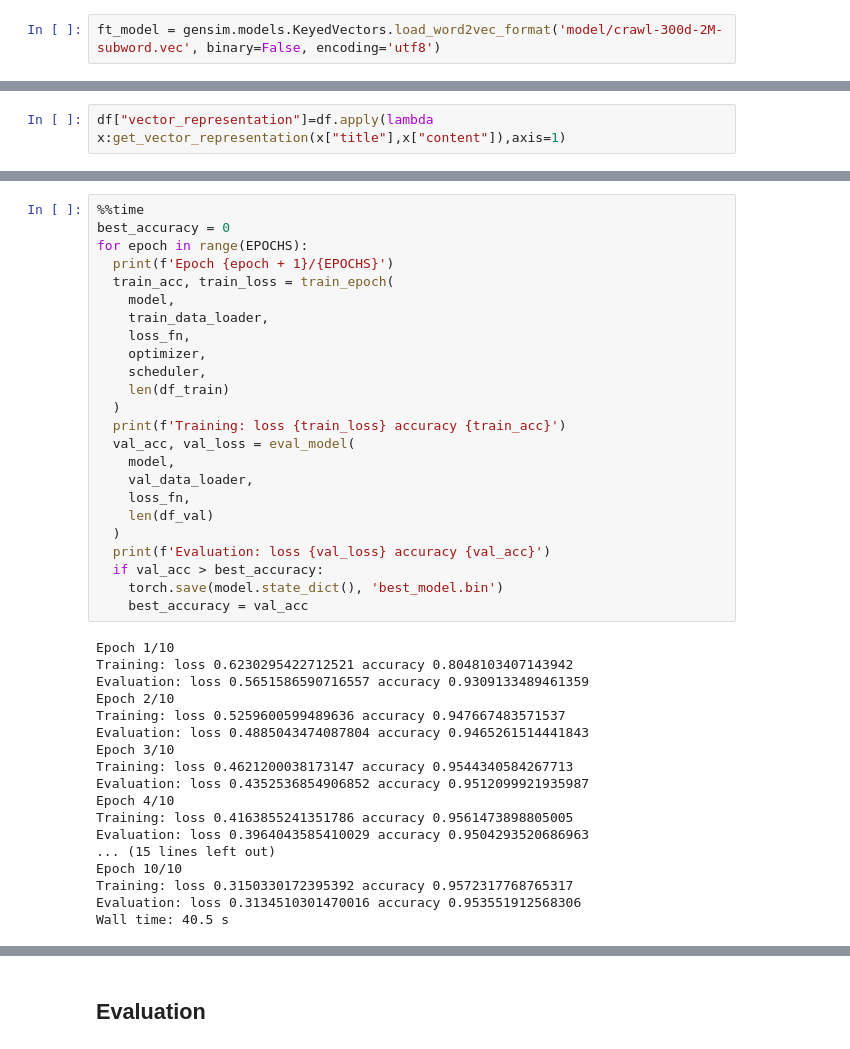
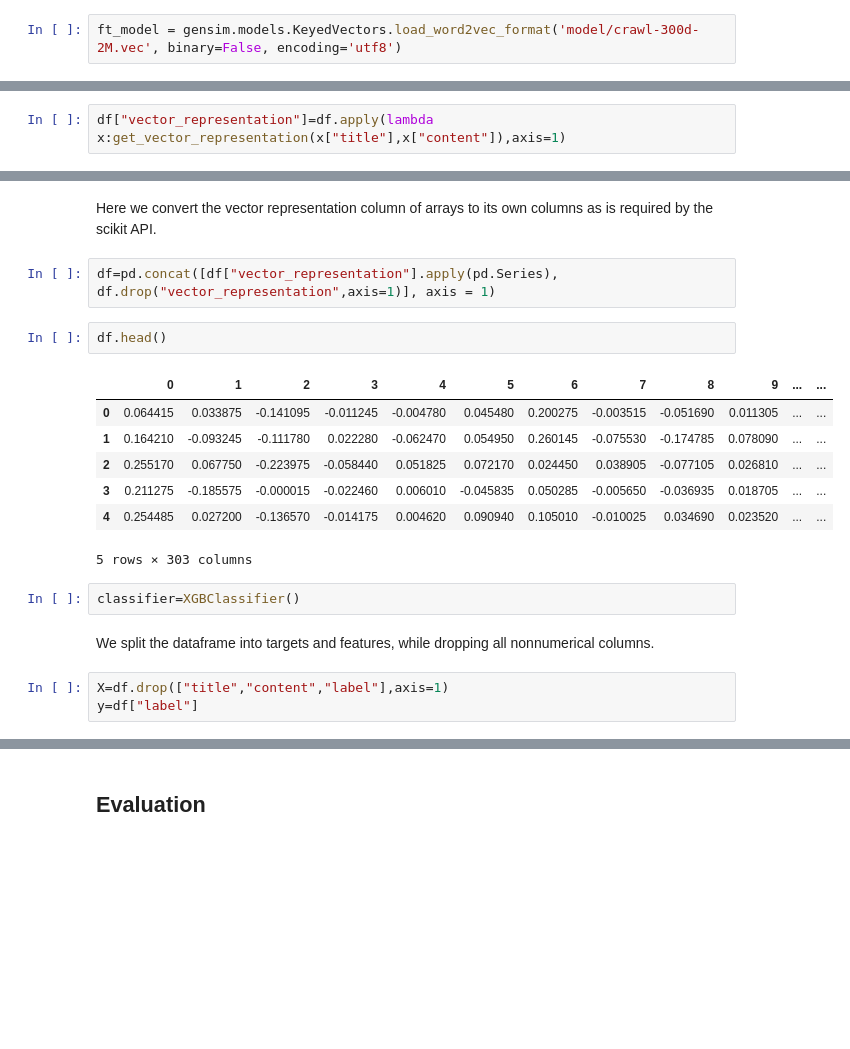
Before and after one commit to MichalBravansky/FakeNewsDetection, a Jupyter notebook: fake_news_classifier.ipynb, the cells around one changed output, grey strips where cells are left out. Cells and saved outputs as stored; diff of their text form; blank space fills up the shorter version.

```diff
--- a/fake_news_classifier.ipynb
+++ b/fake_news_classifier.ipynb
@@ -55,7 +50,7 @@ First, we load up a list of english stopwords. I got mine from https://www.ranks
 with open("stopwords.txt") as f:
     stopwords = f.read().splitlines()
 # %%
-ft_model = gensim.models.KeyedVectors.load_word2vec_format('model/crawl-300d-2M-subword.vec', binary=False, encoding='utf8')
+ft_model = gensim.models.KeyedVectors.load_word2vec_format('model/crawl-300d-2M.vec', binary=False, encoding='utf8')
 # %%
 def get_vector_representation(title, content):
     tokens=nltk.word_tokenize(re.sub(r'\W', ' ', str(title)+". "+str(content)))
@@ -186,42 +64,21 @@ def eval_model(model, data_loader, loss_fn, n_examples):
-# %%
-%%time
-best_accuracy = 0
-for epoch in range(EPOCHS):
-  print(f'Epoch {epoch + 1}/{EPOCHS}')
-  train_acc, train_loss = train_epoch(
-    model,
-    train_data_loader,
-    loss_fn,
-    optimizer,
-    scheduler,
-    len(df_train)
-  )
-  print(f'Training: loss {train_loss} accuracy {train_acc}')
-  val_acc, val_loss = eval_model(
-    model,
-    val_data_loader,
-    loss_fn,
-    len(df_val)
-  )
-  print(f'Evaluation: loss {val_loss} accuracy {val_acc}')
-  if val_acc > best_accuracy:
-    torch.save(model.state_dict(), 'best_model.bin')
-    best_accuracy = val_acc
-# %% [output]
-Epoch 1/10
-Training: loss 0.6230295422712521 accuracy 0.8048103407143942
-Evaluation: loss 0.5651586590716557 accuracy 0.9309133489461359
-Epoch 2/10
-Training: loss 0.5259600599489636 accuracy 0.947667483571537
-Evaluation: loss 0.4885043474087804 accuracy 0.9465261514441843
-Epoch 3/10
-Training: loss 0.4621200038173147 accuracy 0.9544340584267713
-Evaluation: loss 0.4352536854906852 accuracy 0.9512099921935987
-Epoch 4/10
-Training: loss 0.4163855241351786 accuracy 0.9561473898805005
-Evaluation: loss 0.3964043585410029 accuracy 0.9504293520686963
-... (15 lines left out)
-Epoch 10/10
-Training: loss 0.3150330172395392 accuracy 0.9572317768765317
-Evaluation: loss 0.3134510301470016 accuracy 0.953551912568306
-Wall time: 40.5 s
+# %% [markdown]
+Here we convert the vector representation column of arrays to its own columns as is required by the scikit API.
+# %%
+df=pd.concat([df["vector_representation"].apply(pd.Series), df.drop("vector_representation",axis=1)], axis = 1)
+# %%
+df.head()
+# %% [output]
+|  | 0 | 1 | 2 | 3 | 4 | 5 | 6 | 7 | 8 | 9 | ... | ... |
+| 0 | 0.064415 | 0.033875 | -0.141095 | -0.011245 | -0.004780 | 0.045480 | 0.200275 | -0.003515 | -0.051690 | 0.011305 | ... | ... |
+| 1 | 0.164210 | -0.093245 | -0.111780 | 0.022280 | -0.062470 | 0.054950 | 0.260145 | -0.075530 | -0.174785 | 0.078090 | ... | ... |
+| 2 | 0.255170 | 0.067750 | -0.223975 | -0.058440 | 0.051825 | 0.072170 | 0.024450 | 0.038905 | -0.077105 | 0.026810 | ... | ... |
+| 3 | 0.211275 | -0.185575 | -0.000015 | -0.022460 | 0.006010 | -0.045835 | 0.050285 | -0.005650 | -0.036935 | 0.018705 | ... | ... |
+| 4 | 0.254485 | 0.027200 | -0.136570 | -0.014175 | 0.004620 | 0.090940 | 0.105010 | -0.010025 | 0.034690 | 0.023520 | ... | ... |
+5 rows × 303 columns
+# %%
+classifier=XGBClassifier()
+# %% [markdown]
+We split the dataframe into targets and features, while dropping all nonnumerical columns.
+# %%
+X=df.drop(["title","content","label"],axis=1)
+y=df["label"]
```
Also changed, not shown: parts of 30 cells of this notebook.
